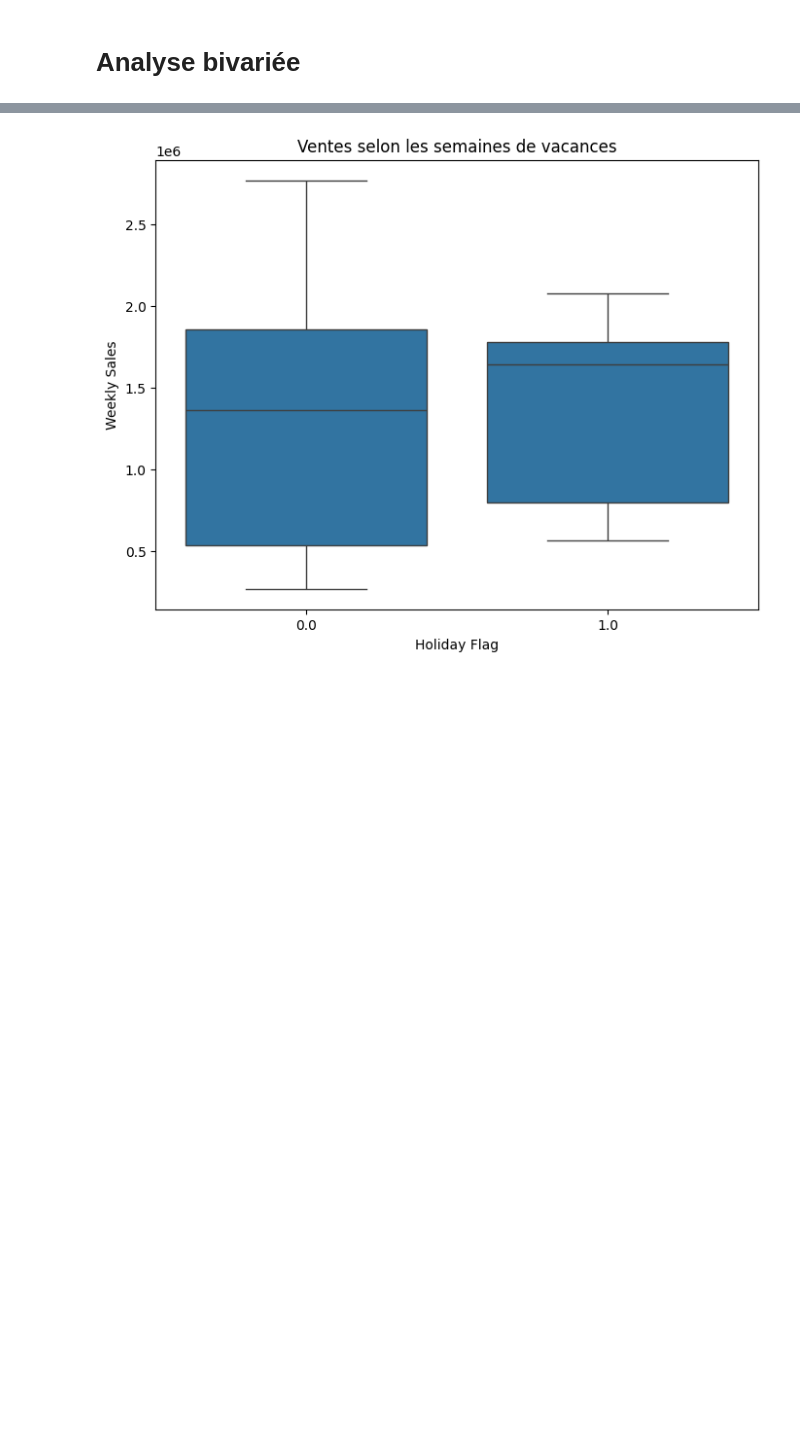
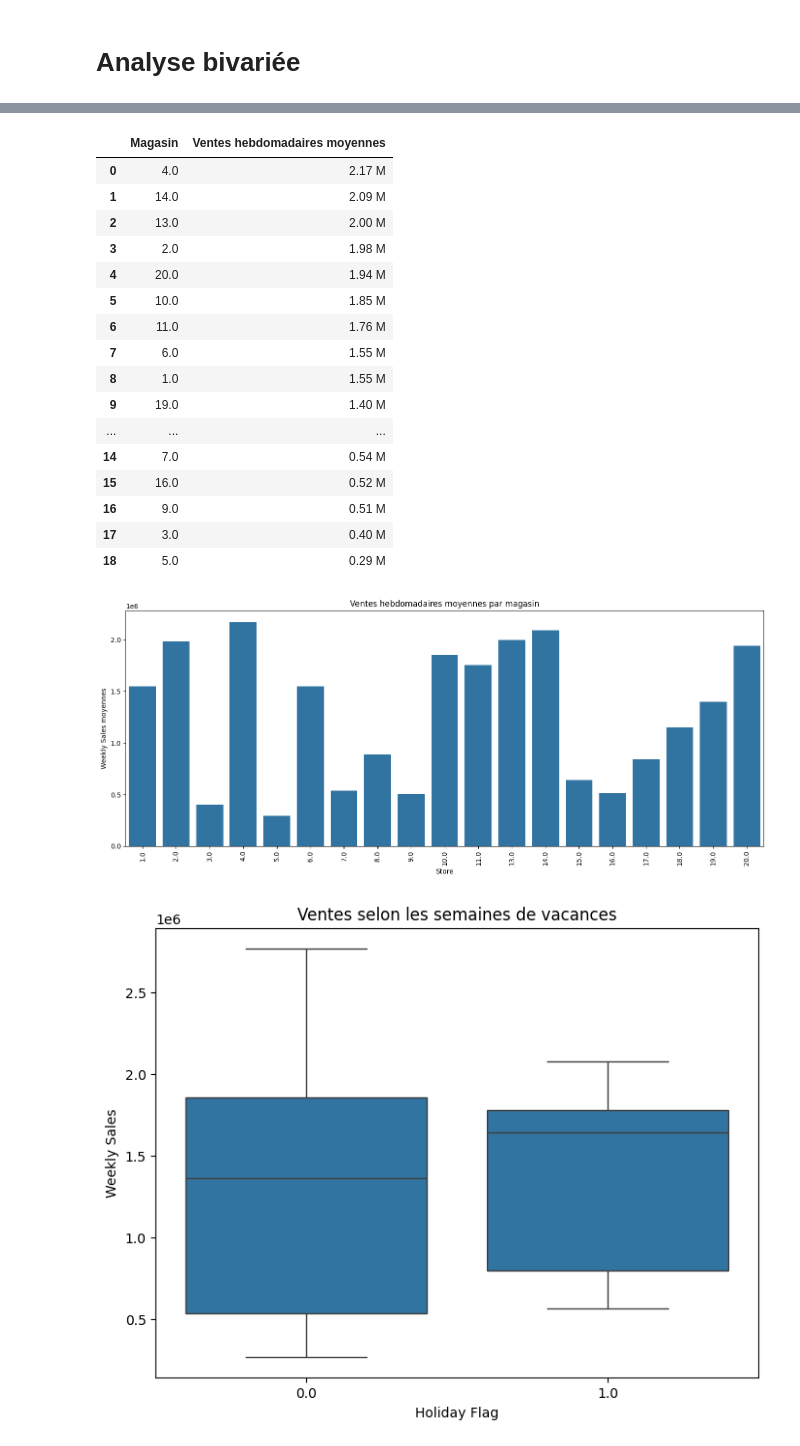
Before and after one commit to adrianavav7-hue/analyse-prediction-ventes-walmart, a Jupyter notebook: walmart_store_sales.ipynb, the cells around one changed output, grey strips where cells are left out. Cells and saved outputs as stored; diff of their text form; code cells hidden in the pictures; blank space fills up the shorter version.

```diff
--- a/walmart_store_sales.ipynb
+++ b/walmart_store_sales.ipynb
@@ -365,3 +393,60 @@ plt.show()
+# %%
+# Tableau des ventes hebdomadaires moyennes par magasin
+
+store_sales = (
+    df.groupby('Store')['Weekly_Sales']
+    .mean()
+    .sort_values(ascending=False)
+    .reset_index()
+)
+
+# Renommer les colonnes
+
+store_sales.columns = ['Magasin', 'Ventes hebdomadaires moyennes']
+
+# Copie pour le tableau
+
+store_sales_table = store_sales.copy()
+
+# Ventes en millions dans le tableau
+
+store_sales_table['Ventes hebdomadaires moyennes'] = (
+    store_sales_table['Ventes hebdomadaires moyennes']
+    .apply(lambda x: f'{x / 1_000_000:.2f} M')
+)
+
+display(store_sales_table)
+
+# Visualisation des ventes hebdomadaires moyennes par magasin
+
+plt.figure(figsize=(14, 6))
+sns.barplot(x=store_sales['Magasin'], y=store_sales['Ventes hebdomadaires moyennes'])
+plt.title('Ventes hebdomadaires moyennes par magasin')
+plt.xlabel('Store')
+plt.ylabel('Weekly Sales moyennes')
+plt.xticks(rotation=90)
+
+plt.tight_layout()
+plt.show()
+# %% [output]
+|  | Magasin | Ventes hebdomadaires moyennes |
+| 0 | 4.0 | 2.17 M |
+| 1 | 14.0 | 2.09 M |
+| 2 | 13.0 | 2.00 M |
+| 3 | 2.0 | 1.98 M |
+| 4 | 20.0 | 1.94 M |
+| 5 | 10.0 | 1.85 M |
+| 6 | 11.0 | 1.76 M |
+| 7 | 6.0 | 1.55 M |
+| 8 | 1.0 | 1.55 M |
+| 9 | 19.0 | 1.40 M |
+| ... | ... | ... |
+| 14 | 7.0 | 0.54 M |
+| 15 | 16.0 | 0.52 M |
+| 16 | 9.0 | 0.51 M |
+| 17 | 3.0 | 0.40 M |
+| 18 | 5.0 | 0.29 M |
+[figure, new version]
 # %%
 # Visualisation des ventes selon les semaines de vacances
 
```
Also changed, not shown: parts of 2 cells of this notebook, 1 other file.
